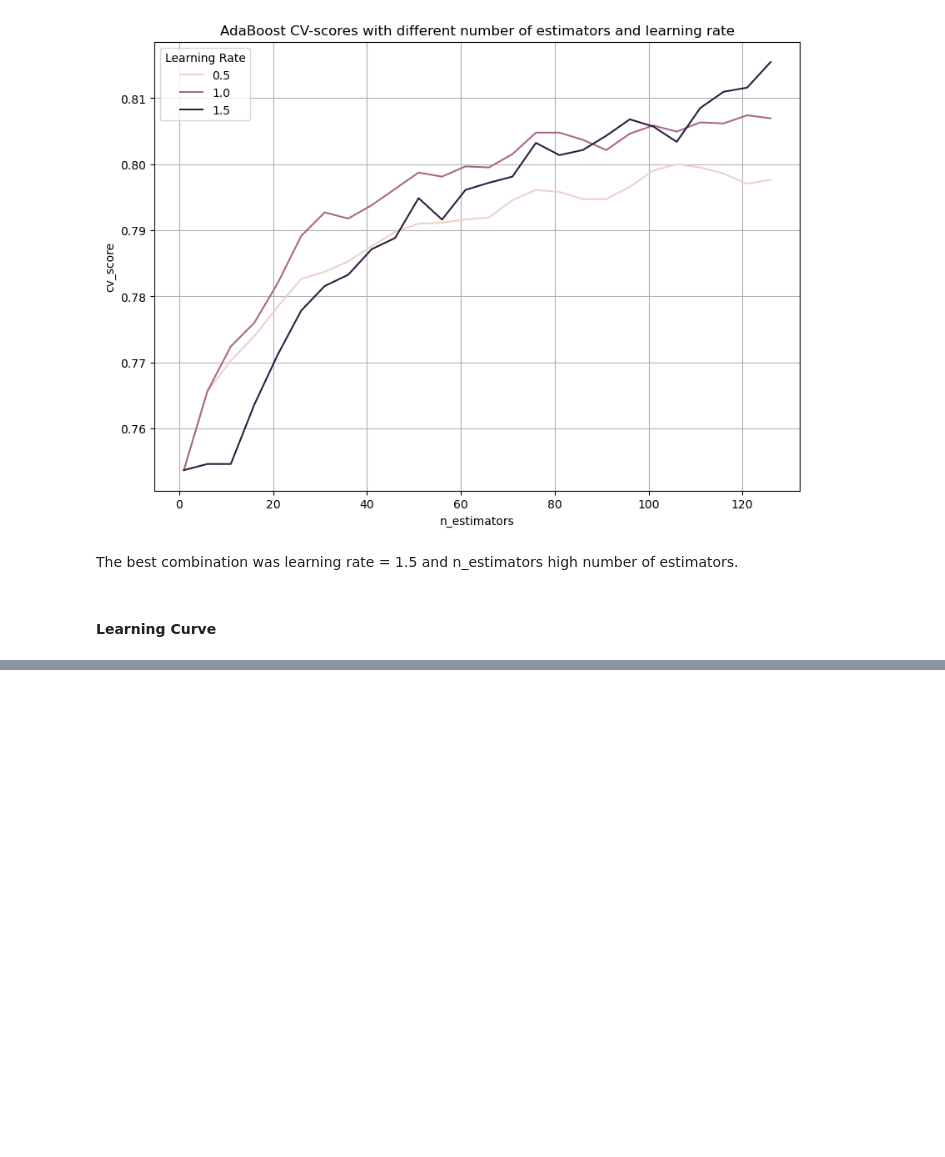
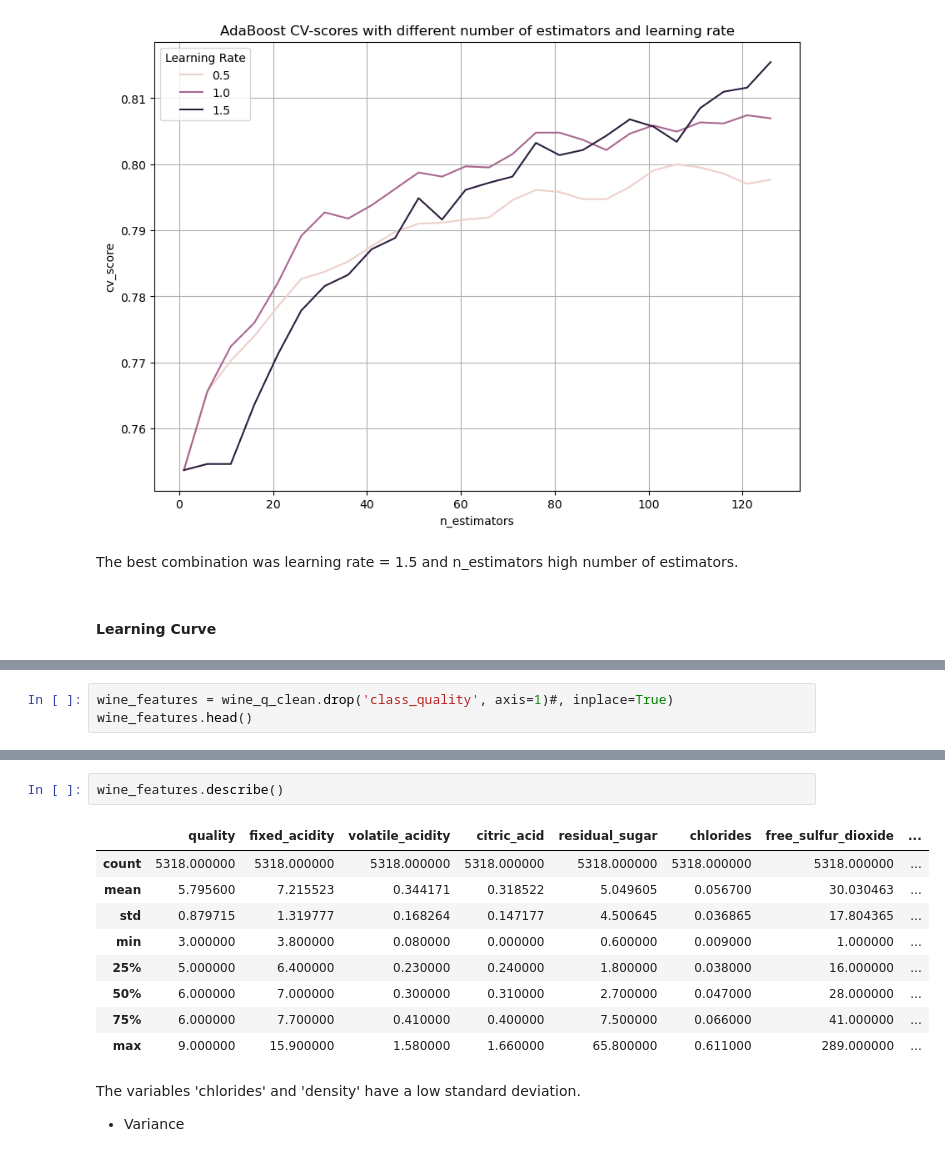
Before and after one commit to danielamartinezli/wine_classification, a Jupyter notebook: notebook/wine_quality.ipynb, the cells around one changed output, grey strips where cells are left out. Cells and saved outputs as stored; diff of their text form; blank space fills up the shorter version.

```diff
--- a/notebook/wine_quality.ipynb
+++ b/notebook/wine_quality.ipynb
@@ -2927,0 +2941,3 @@ Observations:
+# %%
+wine_features = wine_q_clean.drop('class_quality', axis=1)#, inplace=True)
+wine_features.head()
@@ -2927,0 +2958,16 @@ Observations:
+# %%
+wine_features.describe()
+# %% [output]
+|  | quality | fixed_acidity | volatile_acidity | citric_acid | residual_sugar | chlorides | free_sulfur_dioxide | ... |
+| count | 5318.000000 | 5318.000000 | 5318.000000 | 5318.000000 | 5318.000000 | 5318.000000 | 5318.000000 | ... |
+| mean | 5.795600 | 7.215523 | 0.344171 | 0.318522 | 5.049605 | 0.056700 | 30.030463 | ... |
+| std | 0.879715 | 1.319777 | 0.168264 | 0.147177 | 4.500645 | 0.036865 | 17.804365 | ... |
+| min | 3.000000 | 3.800000 | 0.080000 | 0.000000 | 0.600000 | 0.009000 | 1.000000 | ... |
+| 25% | 5.000000 | 6.400000 | 0.230000 | 0.240000 | 1.800000 | 0.038000 | 16.000000 | ... |
+| 50% | 6.000000 | 7.000000 | 0.300000 | 0.310000 | 2.700000 | 0.047000 | 28.000000 | ... |
+| 75% | 6.000000 | 7.700000 | 0.410000 | 0.400000 | 7.500000 | 0.066000 | 41.000000 | ... |
+| max | 9.000000 | 15.900000 | 1.580000 | 1.660000 | 65.800000 | 0.611000 | 289.000000 | ... |
+# %% [markdown]
+The variables 'chlorides' and 'density' have a low standard deviation.
+
+- Variance
```
Also changed, not shown: parts of 46 cells of this notebook.
